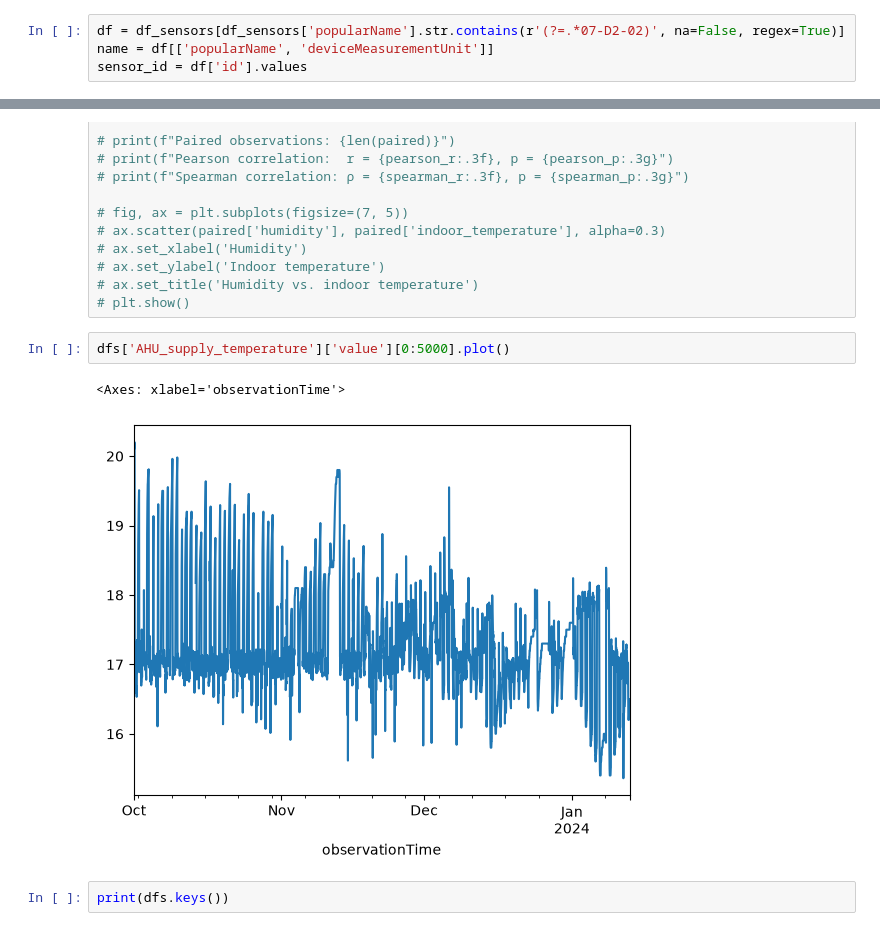
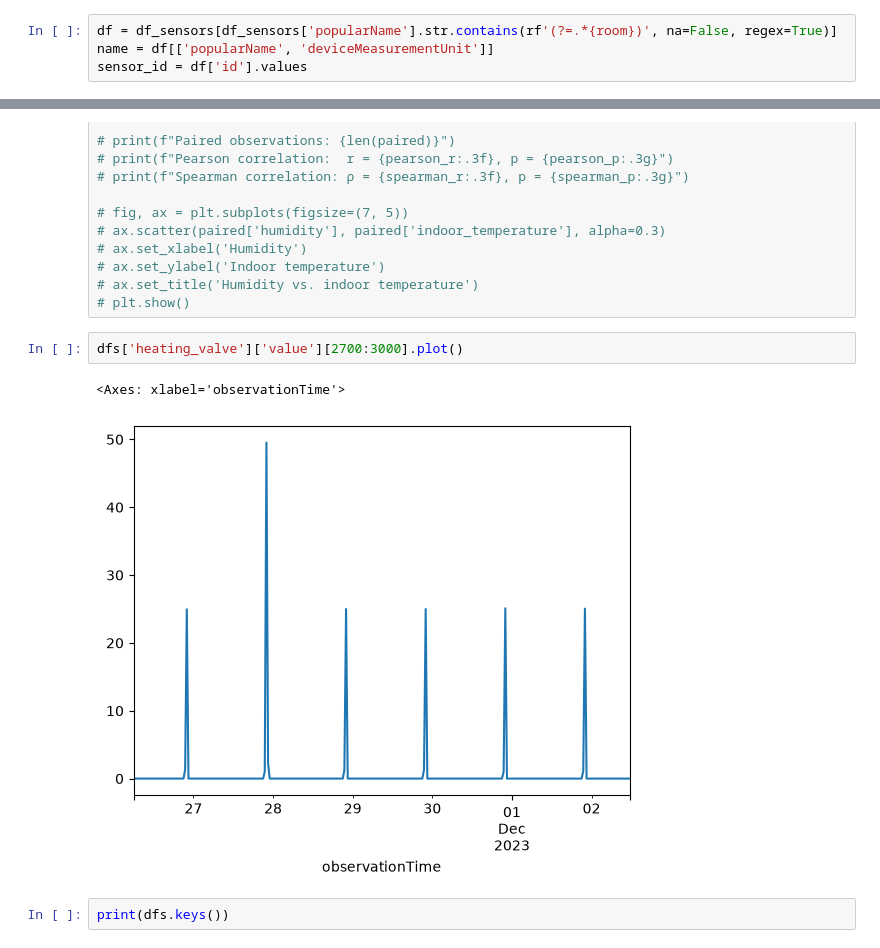
Before and after one commit to KrisCHEN8/New_VK, a Jupyter notebook: data_preprocessing.ipynb, the cells around one changed output, grey strips where cells are left out. Cells and saved outputs as stored; diff of their text form.

```diff
--- a/data_preprocessing.ipynb
+++ b/data_preprocessing.ipynb
@@ -97,7 +99,7 @@ df = df_sensors[df_sensors['popularName'].str.contains(r'(?=.*KB02)(?=.*Flö)',
 name = df[['popularName', 'deviceMeasurementUnit']]
 cooling_flow_id = df['id'].values
 # %%
-df = df_sensors[df_sensors['popularName'].str.contains(r'(?=.*07-D2-02)', na=False, regex=True)]
+df = df_sensors[df_sensors['popularName'].str.contains(rf'(?=.*{room})', na=False, regex=True)]
 name = df[['popularName', 'deviceMeasurementUnit']]
 sensor_id = df['id'].values
 # %%
@@ -399,10 +401,10 @@ Exported dfs to c:\Users\yangzhec\OneDrive - KTH\Projects\TwinVista\vk_project\N
 # ax.set_title('Humidity vs. indoor temperature')
 # plt.show()
 # %%
-dfs['AHU_supply_temperature']['value'][0:5000].plot()
+dfs['heating_valve']['value'][2700:3000].plot()
 # %% [output]
 <Axes: xlabel='observationTime'>
-[figure, old version]
+[figure, new version]
 # %%
 print(dfs.keys())
 # %% [output]
```
Also changed, not shown: parts of 2 cells of this notebook, 3 other files.
